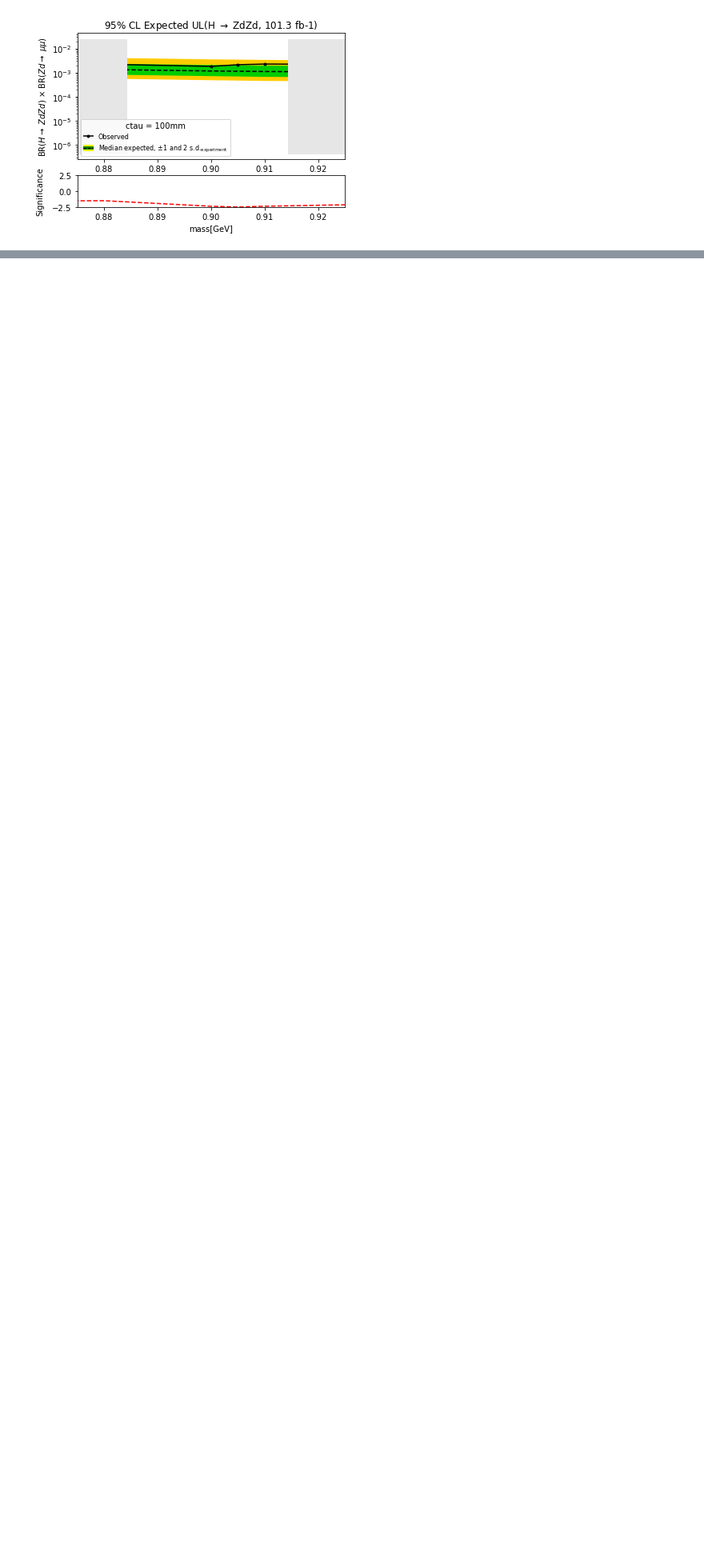
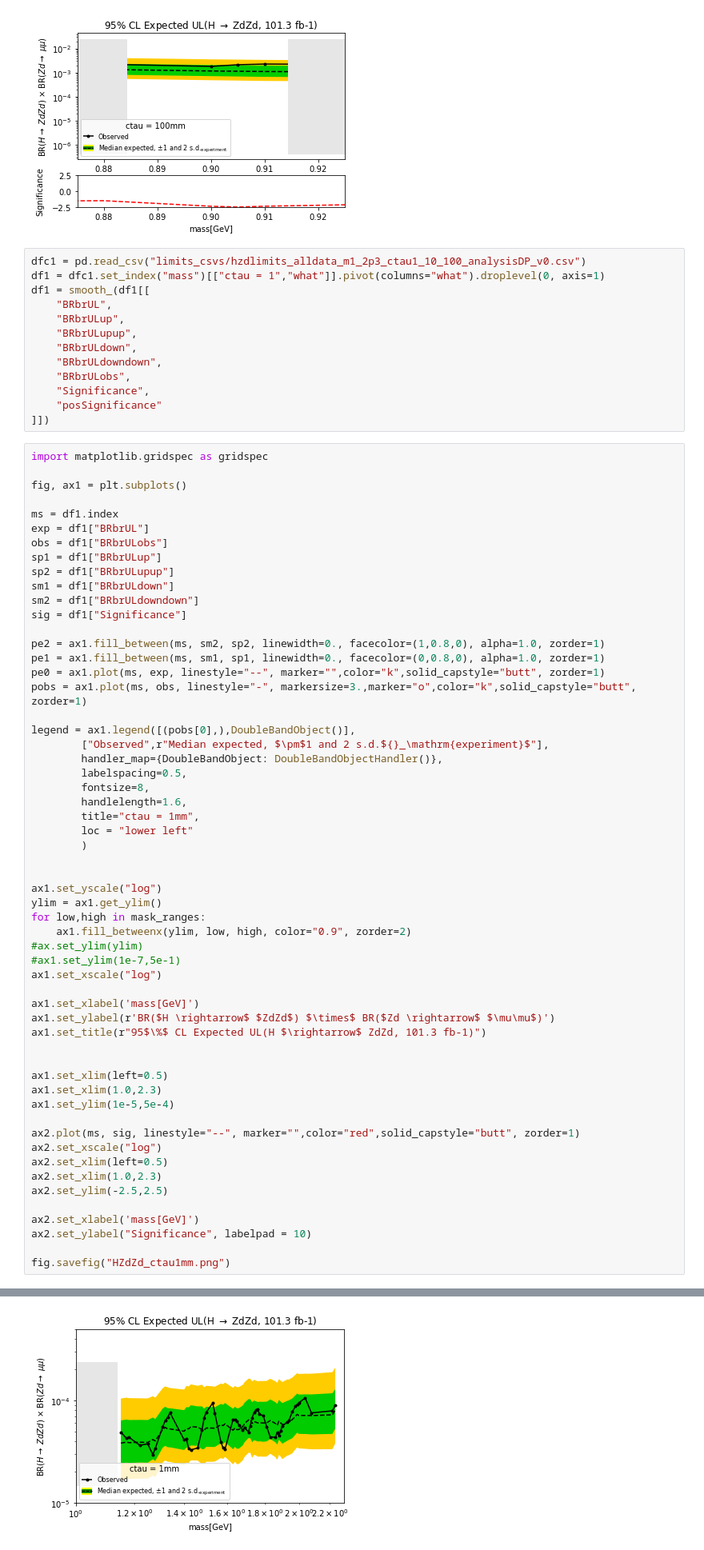
Before and after one commit to hardikroutray/displacedscouting_fitscountinglimits, a Jupyter notebook: hzd_finalDP_v2.ipynb, the cells around one changed output, grey strips where cells are left out. Shown at 80% size. Cells and saved outputs as stored; diff of their text form; blank space fills up the shorter version.

```diff
--- a/hzd_finalDP_v2.ipynb
+++ b/hzd_finalDP_v2.ipynb
@@ -234,3 +235,74 @@ ax2.set_ylabel("Significance", labelpad = 10)
 fig.savefig("HZdZd_ctau1mm.png")
 # %% [output]
 [figure]
+# %%
+dfc1 = pd.read_csv("limits_csvs/hzdlimits_alldata_m1_2p3_ctau1_10_100_analysisDP_v0.csv")
+df1 = dfc1.set_index("mass")[["ctau = 1","what"]].pivot(columns="what").droplevel(0, axis=1)
+df1 = smooth_(df1[[
+    "BRbrUL",
+    "BRbrULup",
+    "BRbrULupup",
+    "BRbrULdown",
+    "BRbrULdowndown",
+    "BRbrULobs",
+    "Significance",
+    "posSignificance"
+]])
+# %%
+import matplotlib.gridspec as gridspec
+
+fig, ax1 = plt.subplots()
+
+ms = df1.index
+exp = df1["BRbrUL"]
+obs = df1["BRbrULobs"]
+sp1 = df1["BRbrULup"]
+sp2 = df1["BRbrULupup"]
+sm1 = df1["BRbrULdown"]
+sm2 = df1["BRbrULdowndown"]
+sig = df1["Significance"]
+
+pe2 = ax1.fill_between(ms, sm2, sp2, linewidth=0., facecolor=(1,0.8,0), alpha=1.0, zorder=1)
+pe1 = ax1.fill_between(ms, sm1, sp1, linewidth=0., facecolor=(0,0.8,0), alpha=1.0, zorder=1)
+pe0 = ax1.plot(ms, exp, linestyle="--", marker="",color="k",solid_capstyle="butt", zorder=1)
+pobs = ax1.plot(ms, obs, linestyle="-", markersize=3.,marker="o",color="k",solid_capstyle="butt", zorder=1)
+
+legend = ax1.legend([(pobs[0],),DoubleBandObject()],
+        ["Observed",r"Median expected, $\pm$1 and 2 s.d.${}_\mathrm{experiment}$"],
+        handler_map={DoubleBandObject: DoubleBandObjectHandler()},
+        labelspacing=0.5,
+        fontsize=8,
+        handlelength=1.6,
+        title="ctau = 1mm",
+        loc = "lower left"
+        )
+
+
+ax1.set_yscale("log")
+ylim = ax1.get_ylim()
+for low,high in mask_ranges:
+    ax1.fill_betweenx(ylim, low, high, color="0.9", zorder=2)
+#ax.set_ylim(ylim)
+#ax1.set_ylim(1e-7,5e-1)
+ax1.set_xscale("log")
+
+ax1.set_xlabel('mass[GeV]')
+ax1.set_ylabel(r'BR($H \rightarrow$ $ZdZd$) $\times$ BR($Zd \rightarrow$ $\mu\mu$)')
+ax1.set_title(r"95$\%$ CL Expected UL(H $\rightarrow$ ZdZd, 101.3 fb-1)")
+
+
+ax1.set_xlim(left=0.5)
+ax1.set_xlim(1.0,2.3)
+ax1.set_ylim(1e-5,5e-4)
+
+ax2.plot(ms, sig, linestyle="--", marker="",color="red",solid_capstyle="butt", zorder=1)
+ax2.set_xscale("log")
+ax2.set_xlim(left=0.5)
+ax2.set_xlim(1.0,2.3)
+ax2.set_ylim(-2.5,2.5)
+
+ax2.set_xlabel('mass[GeV]')
+ax2.set_ylabel("Significance", labelpad = 10)
+
+fig.savefig("HZdZd_ctau1mm.png")
+# %% [output]
@@ -236,0 +310 @@ fig.savefig("HZdZd_ctau1mm.png")
+[figure, added]
```
Also changed, not shown: parts of 4 cells of this notebook, 5 other files.
